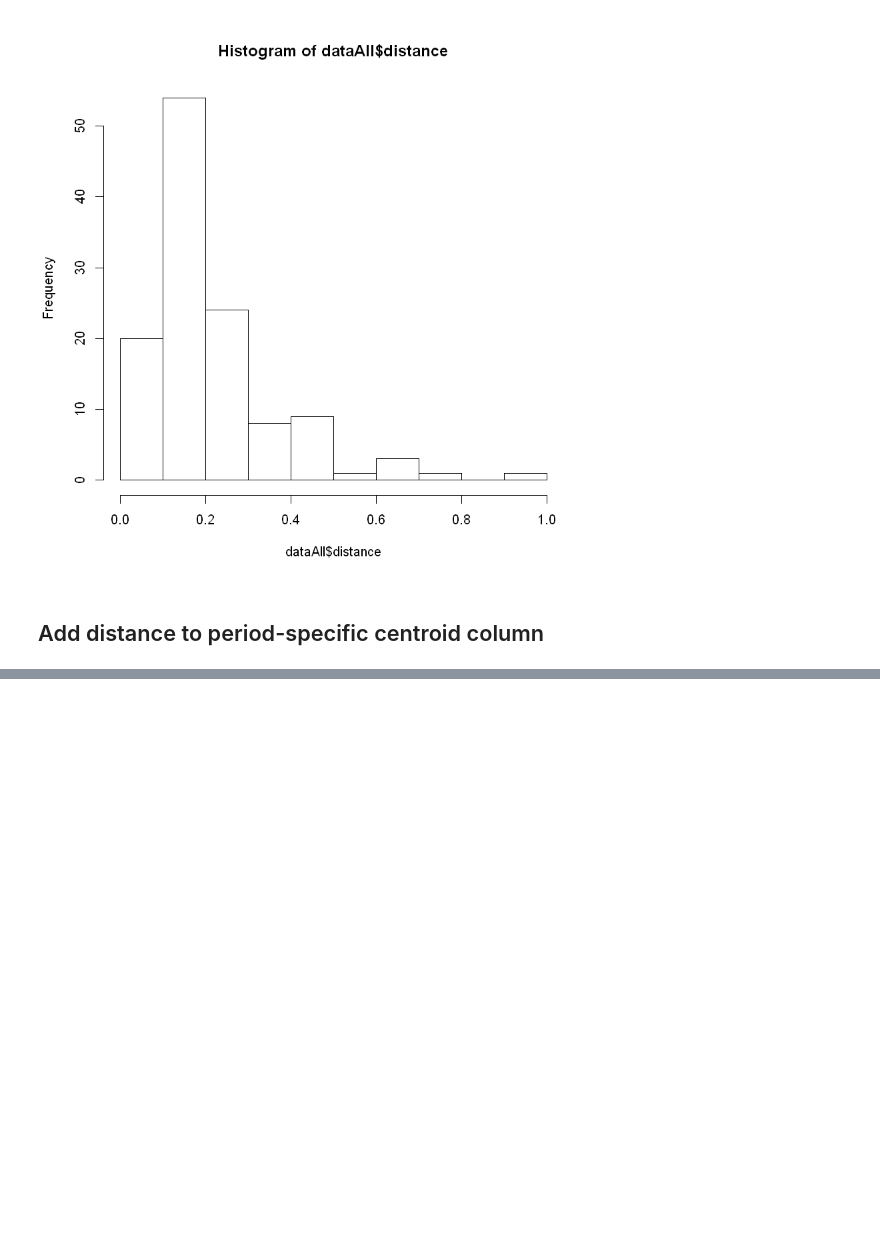
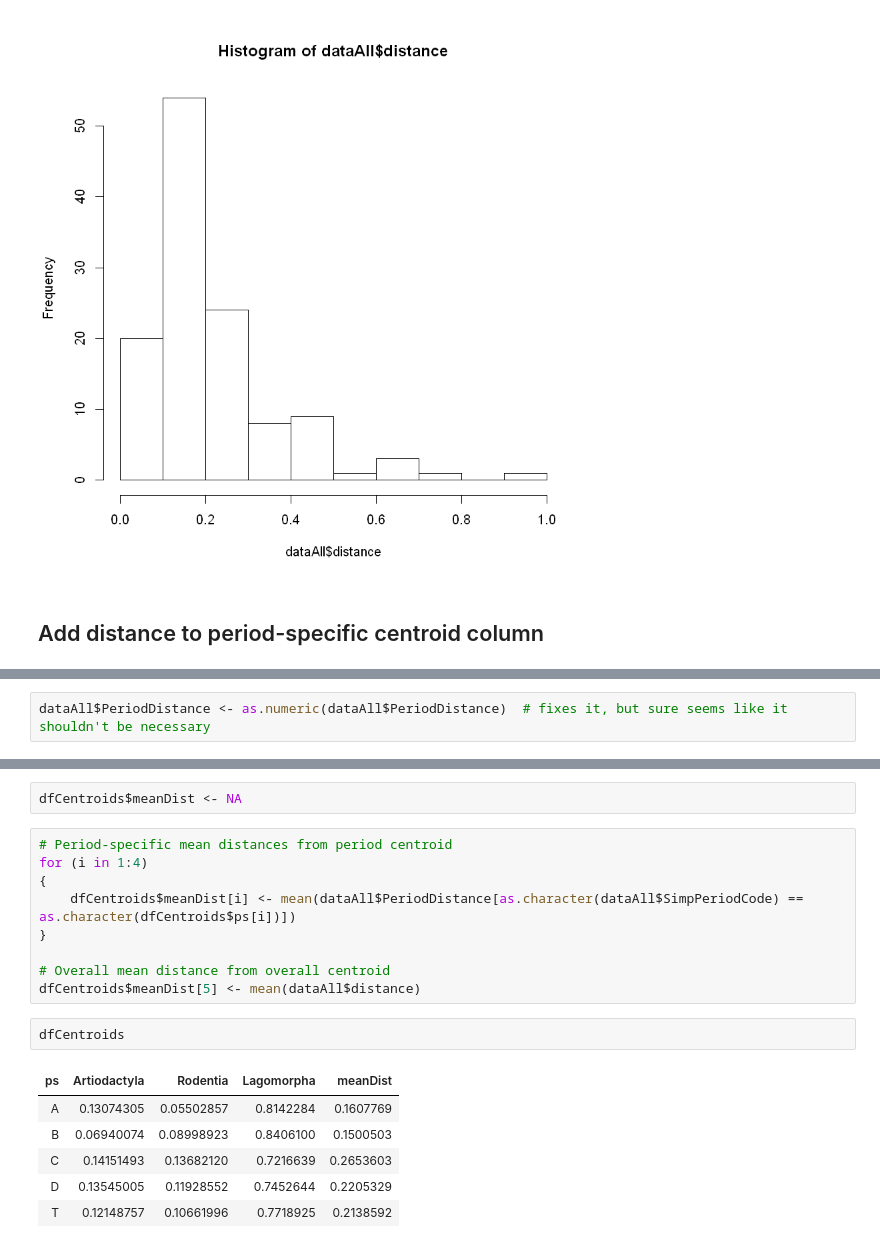
Before and after one commit to josephbeaver/TernaryEuclidean, a Jupyter notebook: Hohokam Data Analysis.ipynb, the cells around one changed output, grey strips where cells are left out. Cells and saved outputs as stored; diff of their text form; blank space fills up the shorter version.

```diff
--- a/Hohokam Data Analysis.ipynb
+++ b/Hohokam Data Analysis.ipynb
@@ -178,0 +207,2 @@ hist(dataAll$distance)
+# %%
+dataAll$PeriodDistance <- as.numeric(dataAll$PeriodDistance)  # fixes it, but sure seems like it shouldn't be necessary
@@ -178,0 +213,20 @@ hist(dataAll$distance)
+# %%
+dfCentroids$meanDist <- NA
+# %%
+# Period-specific mean distances from period centroid
+for (i in 1:4)
+{
+    dfCentroids$meanDist[i] <- mean(dataAll$PeriodDistance[as.character(dataAll$SimpPeriodCode) == as.character(dfCentroids$ps[i])])
+}
+
+# Overall mean distance from overall centroid
+dfCentroids$meanDist[5] <- mean(dataAll$distance)
+# %%
+dfCentroids
+# %% [output]
+| ps | Artiodactyla | Rodentia | Lagomorpha | meanDist |
+| A | 0.13074305 | 0.05502857 | 0.8142284 | 0.1607769 |
+| B | 0.06940074 | 0.08998923 | 0.8406100 | 0.1500503 |
+| C | 0.14151493 | 0.13682120 | 0.7216639 | 0.2653603 |
+| D | 0.13545005 | 0.11928552 | 0.7452644 | 0.2205329 |
+| T | 0.12148757 | 0.10661996 | 0.7718925 | 0.2138592 |
```
Also changed, not shown: parts of 10 cells of this notebook.
